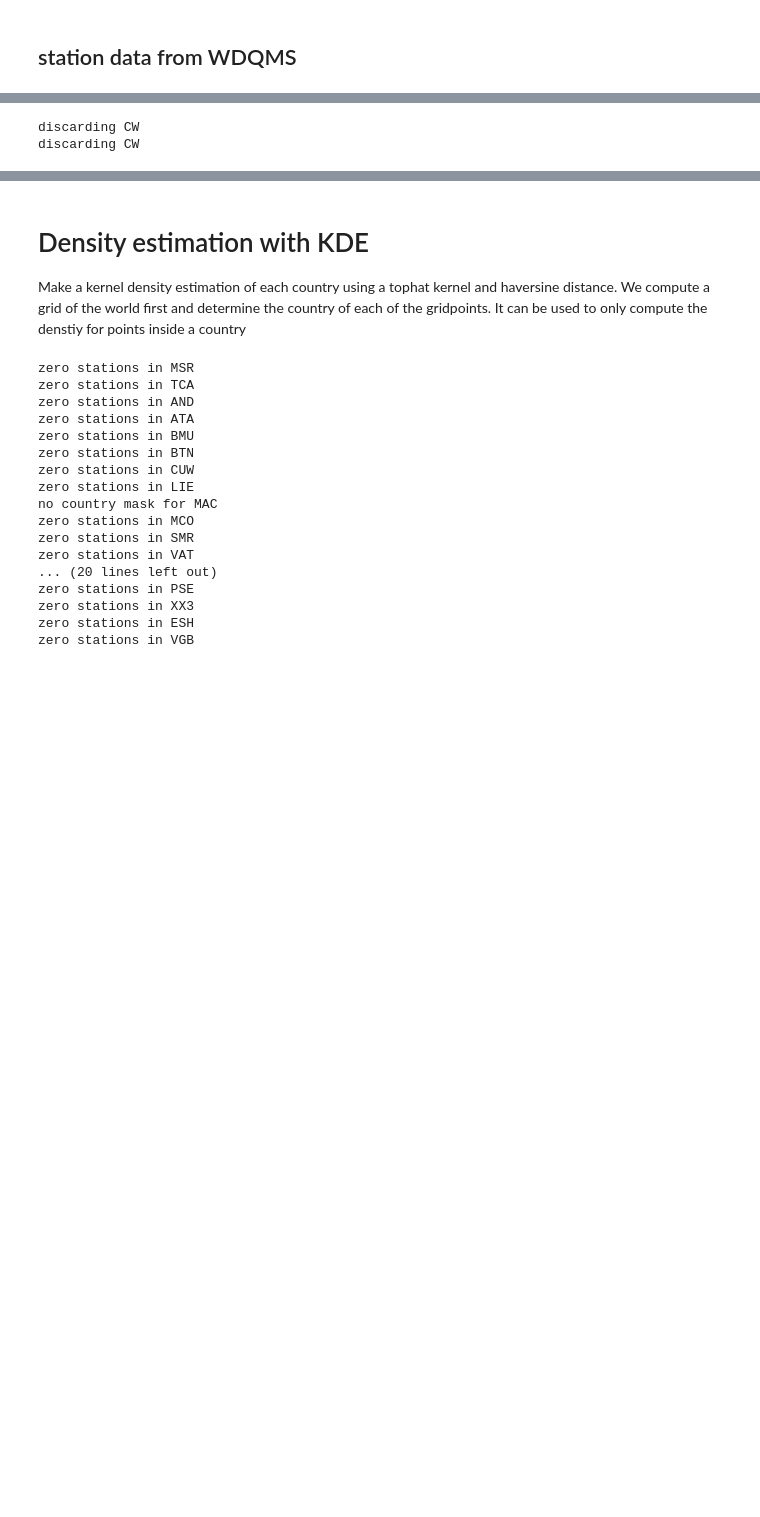
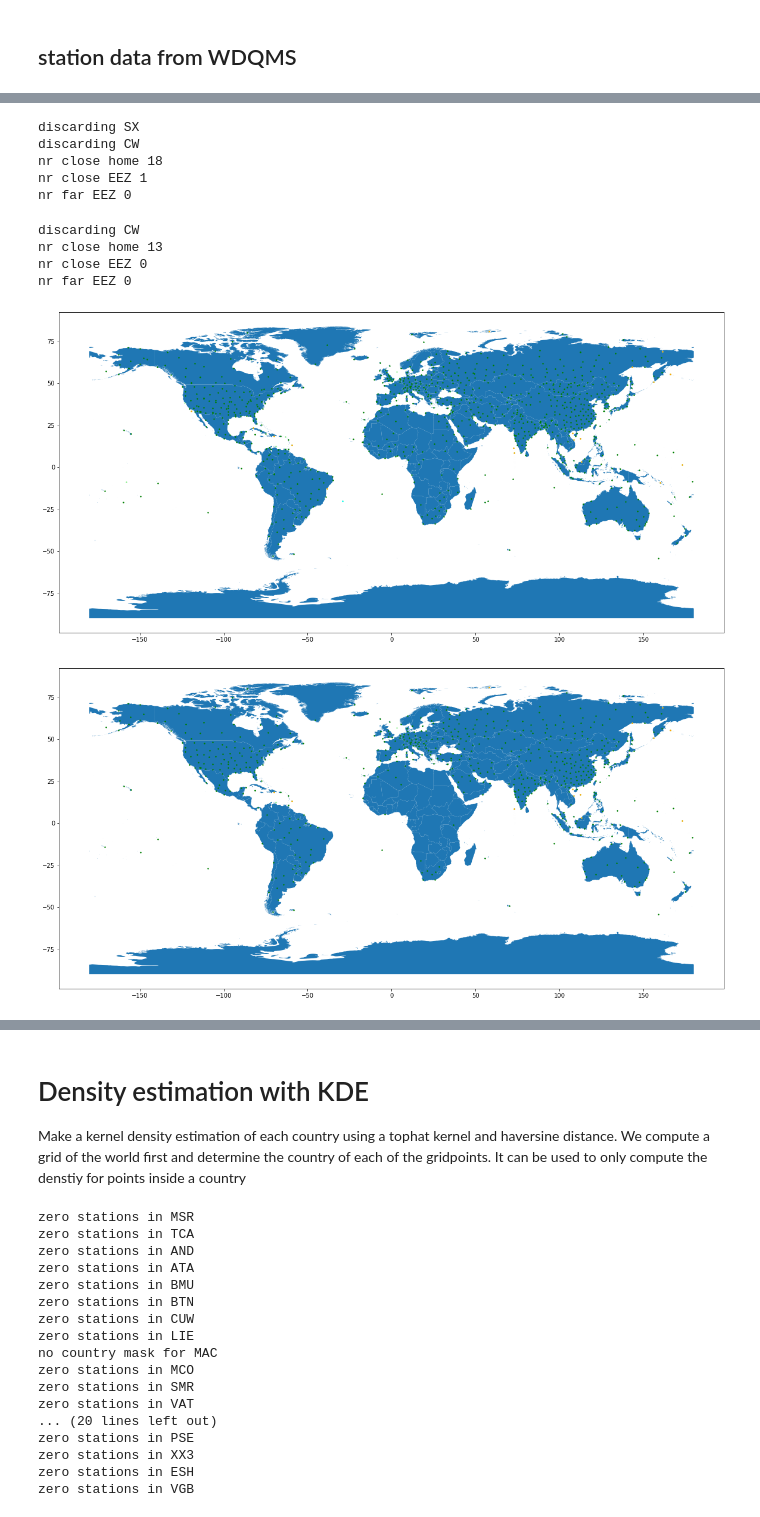
Before and after one commit to kurt-hectic/wmo-notebooks, a Jupyter notebook: GBON HR definitions.ipynb, the cells around one changed output, grey strips where cells are left out. Drawn from its saved outputs; the diff is of its cells as text; code cells hidden in the pictures; blank space fills up the shorter version.

```diff
--- a/GBON HR definitions.ipynb
+++ b/GBON HR definitions.ipynb
@@ -249,39 +298,49 @@ def station_to_country(stations,plot=False):
     stations_in_eez.loc[idx_no_country,"country_id"] = stations_in_eez.loc[idx_no_country,"ISO3_CODE"]
     stations_in_eez.drop(["ISO3_CODE",],axis=1,inplace=True)
 
     idx_no_country = stations_close_to_home.country_id.isna()
     stations_close_to_home.loc[idx_no_country,"country_id"] = stations_close_to_home.loc[idx_no_country,"ISO3_CODE"]
     stations_close_to_home.drop(["ISO3_CODE",],axis=1,inplace=True)
 
-    idx_no_country = stations_close_to_eez.country_id.isna()
-    stations_close_to_eez.loc[idx_no_country,"country_id"] = stations_close_to_eez.loc[idx_no_country,"ISO3_CODE"]
-    stations_close_to_eez.drop(["ISO3_CODE",],axis=1,inplace=True)
+    if len(stations_close_to_eez) > 0:
+        idx_no_country = stations_close_to_eez.country_id.isna()
+        stations_close_to_eez.loc[idx_no_country,"country_id"] = stations_close_to_eez.loc[idx_no_country,"ISO3_CODE"]
+        stations_close_to_eez.drop(["ISO3_CODE",],axis=1,inplace=True)
 
     gdf_baseline = gpd.GeoDataFrame( pd.concat( [stations_in_country,stations_in_eez,stations_close_to_home,stations_close_to_eez], ignore_index=True) )
     gdf_baseline.crs="epsg:4326"
 
     if plot:
         print("nr close home",len(stations_close_to_home))
         print("nr close EEZ",len(stations_close_to_eez))
         print("nr far EEZ",len(stations_far_from_eez))
 
         ax=gdf_world_area.plot(figsize=(20,20))
         stations_in_country.plot(ax=ax,color="green",markersize=2)
         stations_in_eez.plot(ax=ax,color="lightgreen",markersize=2)
         stations_close_to_home.plot(ax=ax,color="orange",markersize=2)
 
         stations_close_to_eez.plot(ax=ax,color="cyan",markersize=2)
         stations_far_from_eez.plot(ax=ax,color="red",markersize=18)
 
     return gdf_baseline
 
 
-baseline_stations = station_to_country(gdf_baseline)
-reporting_stations_30 = station_to_country(gdf_reporting)
+baseline_stations = station_to_country(gdf_baseline,plot=True)
+reporting_stations_30 = station_to_country(gdf_reporting,plot=True)
 #reporting_stations_80 = station_to_country(gdf_reporting_2)
 # %% [output]
+discarding SX
 discarding CW
-discarding CW
+nr close home 18
+nr close EEZ 1
+nr far EEZ 0
+discarding CW
+nr close home 13
+nr close EEZ 0
+nr far EEZ 0
+[figure, added]
+[figure, added]
 # %%
 def calculate_HR(stations,colsuffix=None):
 
```
Also changed, not shown: parts of 21 cells of this notebook, 2 other files.
